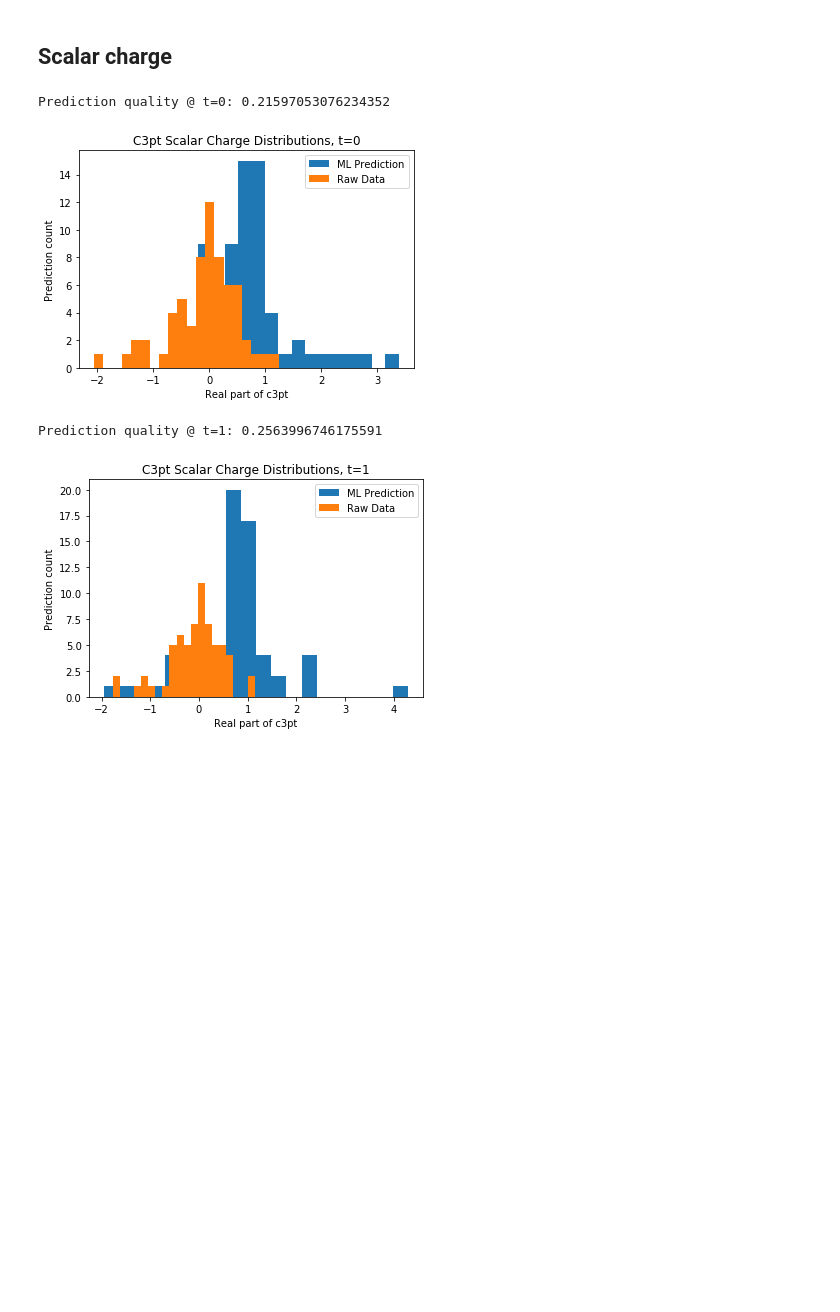
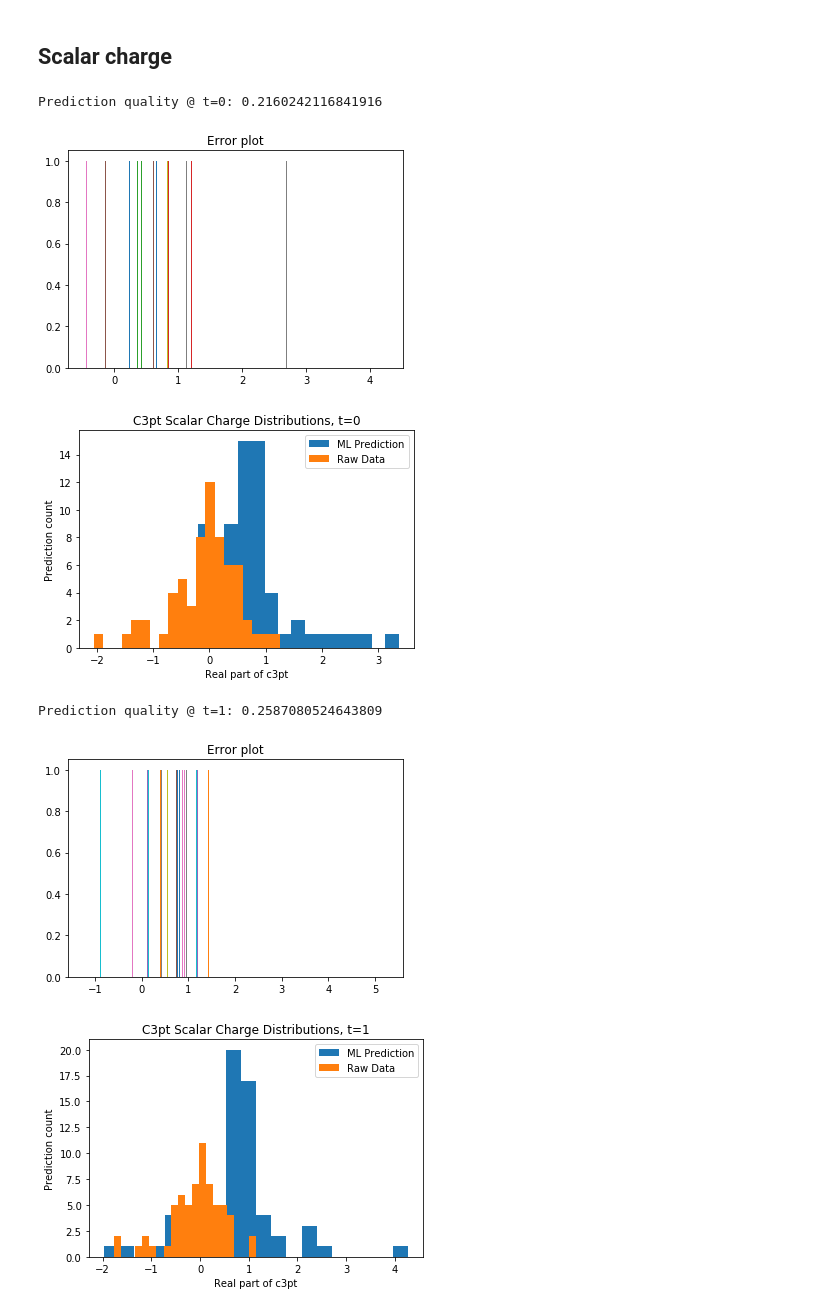
Before and after one commit to jacarolan/BNL_QCD_ML, a Jupyter notebook: ML/Python/Time Slice Prediction.ipynb, the cells around one changed output. Cells and saved outputs as stored; diff of their text form; code cells hidden in the pictures; blank space fills up the shorter version.

```diff
--- a/ML/Python/Time Slice Prediction.ipynb
+++ b/ML/Python/Time Slice Prediction.ipynb
@@ -127,41 +127,47 @@ for t in range(64):
         ML_samples.append(pred_up[0])
 
     print("Prediction quality @ t=" + str(t) + ":", np.std(errors) / np.std(X_train[t]))
+
+    plt.hist(errors, bins=20)
+    plt.title("Error plot")
+    plt.show()
 
     plt.hist(ML_samples, bins=20)
     plt.hist(DM_samples, bins=20)
     plt.legend(["ML Prediction", "Raw Data"])
     plt.xlabel("Real part of c3pt")
     plt.ylabel("Prediction count")
     plt.title("C3pt Scalar Charge Distributions, t=" + str(t))
     plt.show()
 
 quals = []
 for t in range(0, 64):
     if t % 8 == 1 and t != 1:
         quals.append(0)
         continue
     errors = []
     ML_samples = []
     DM_samples = []
     for i in range(len(X_test)):
         testImg = X_test[t][i]
         testLabel_up = Y_test_up[t][i]
         pred_up = gbr_up[t].predict([testImg]) + biasCrxn_up[t]
-        errors.append(pred_up - testLabel_up)
+        errors.append(pred_up[0] - testLabel_up)
         ML_samples.append(pred_up[0])
         DM_samples.append(testLabel_up)
 
-    quals.append(np.std(errors) / np.std(X_train[t]))
+    quals.append(np.std(errors) / np.std(Y_train[t]))
 
 for i in range(9, 64, 8):
     quals[i] = (quals[i-1] + quals[i + 1]) / 2
 
 plt.plot(list(range(64)), quals)
 plt.title("Prediction quality by time slice (t=9 thrown out)")
 plt.show()
 # %% [output]
-Prediction quality @ t=0: 0.21597053076234352
+Prediction quality @ t=0: 0.2160242116841916
-[figure, old version]
+[figure, new version]
+[figure, new version]
-Prediction quality @ t=1: 0.2563996746175591
+Prediction quality @ t=1: 0.2587080524643809
-[figure, old version]
+[figure, new version]
+[figure, new version]
```
Also changed, not shown: parts of 7 cells of this notebook, 2 other files.
